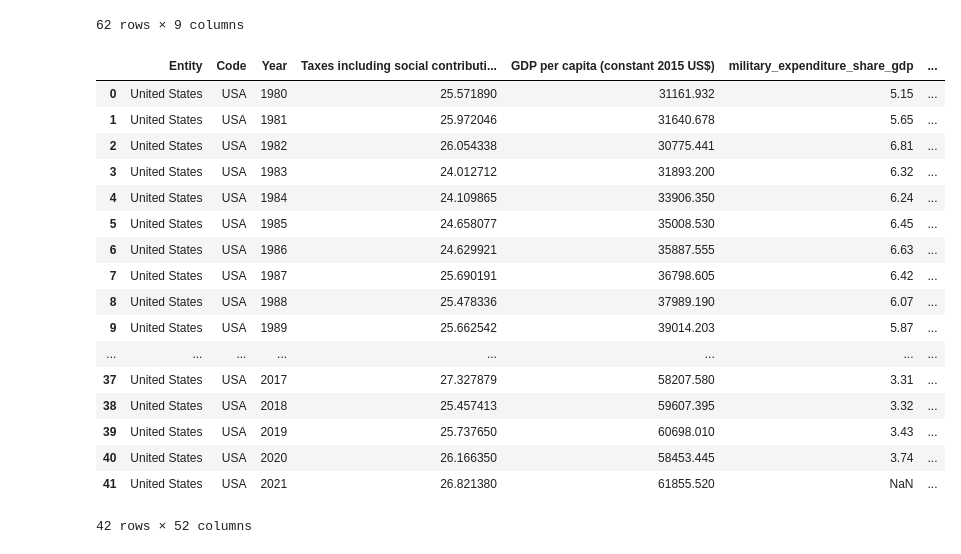
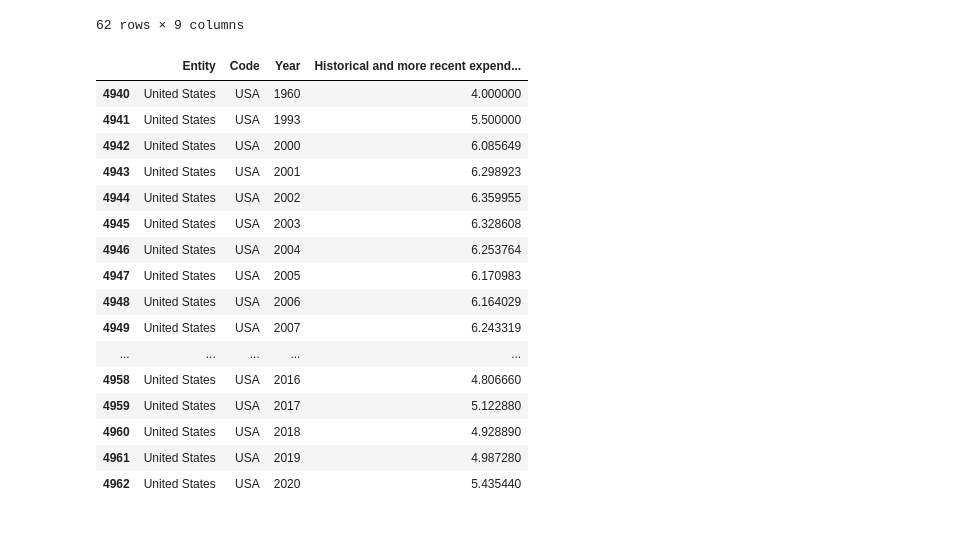
Before and after one commit to Theoceanisfull/Case_Study_Military_Spending_And_Economic_Output_Relationship, a Jupyter notebook: Data_cleaning.ipynb, the cells around one changed output. Drawn from its saved outputs; the diff is of its cells as text; code cells hidden in the pictures.

```diff
--- a/Data_cleaning.ipynb
+++ b/Data_cleaning.ipynb
@@ -113,33 +112,33 @@ merged_df1_urbinization_and_tech_adoption
 # %%
 # Test merge the dataset on year.. Used two dataset with different time ranges 1880 - 2011 and 1902 - 2008.
 merged_df = pd.merge(df6_gdp_per_capita, df2_mil_spend, on=['Year', 'Entity', 'Code'], how='left')
 merged_df = pd.merge(merged_df, df4_urbanization, on=['Year', 'Entity', 'Code'], how='left')
 merged_df = pd.merge(merged_df, df5_adopting_tech, on=['Year', 'Entity', 'Code'], how='left')
 merged_df = pd.merge(merged_df, df3_edu_spend, on=['Year', 'Entity', 'Code'], how='left')
 merged_df = pd.merge(merged_df, df_8_population_growth, on= 'Year', how='left')
 merged_df = pd.merge(df7_tax_revnue, merged_df, on=['Year', 'Entity', 'Code'], how='left')
 
 #merged_df = pd.merge(merged_df, df7, on='Year')
-merged_df
+merged_df.T
+df3_edu_spend
 # %% [output]
-|  | Entity | Code | Year | Taxes including social contributi... | GDP per capita (constant 2015 US$) | military_expenditure_share_gdp | ... |
-| 0 | United States | USA | 1980 | 25.571890 | 31161.932 | 5.15 | ... |
-| 1 | United States | USA | 1981 | 25.972046 | 31640.678 | 5.65 | ... |
-| 2 | United States | USA | 1982 | 26.054338 | 30775.441 | 6.81 | ... |
-| 3 | United States | USA | 1983 | 24.012712 | 31893.200 | 6.32 | ... |
-| 4 | United States | USA | 1984 | 24.109865 | 33906.350 | 6.24 | ... |
-| 5 | United States | USA | 1985 | 24.658077 | 35008.530 | 6.45 | ... |
-| 6 | United States | USA | 1986 | 24.629921 | 35887.555 | 6.63 | ... |
-| 7 | United States | USA | 1987 | 25.690191 | 36798.605 | 6.42 | ... |
-| 8 | United States | USA | 1988 | 25.478336 | 37989.190 | 6.07 | ... |
-| 9 | United States | USA | 1989 | 25.662542 | 39014.203 | 5.87 | ... |
-| ... | ... | ... | ... | ... | ... | ... | ... |
-| 37 | United States | USA | 2017 | 27.327879 | 58207.580 | 3.31 | ... |
-| 38 | United States | USA | 2018 | 25.457413 | 59607.395 | 3.32 | ... |
-| 39 | United States | USA | 2019 | 25.737650 | 60698.010 | 3.43 | ... |
-| 40 | United States | USA | 2020 | 26.166350 | 58453.445 | 3.74 | ... |
-| 41 | United States | USA | 2021 | 26.821380 | 61855.520 | NaN | ... |
+|  | Entity | Code | Year | Historical and more recent expend... |
+| 4940 | United States | USA | 1960 | 4.000000 |
+| 4941 | United States | USA | 1993 | 5.500000 |
+| 4942 | United States | USA | 2000 | 6.085649 |
+| 4943 | United States | USA | 2001 | 6.298923 |
+| 4944 | United States | USA | 2002 | 6.359955 |
+| 4945 | United States | USA | 2003 | 6.328608 |
+| 4946 | United States | USA | 2004 | 6.253764 |
+| 4947 | United States | USA | 2005 | 6.170983 |
+| 4948 | United States | USA | 2006 | 6.164029 |
+| 4949 | United States | USA | 2007 | 6.243319 |
+| ... | ... | ... | ... | ... |
+| 4958 | United States | USA | 2016 | 4.806660 |
+| 4959 | United States | USA | 2017 | 5.122880 |
+| 4960 | United States | USA | 2018 | 4.928890 |
+| 4961 | United States | USA | 2019 | 4.987280 |
+| 4962 | United States | USA | 2020 | 5.435440 |
-42 rows × 52 columns
 # %%
 df_project = merged_df
 # %%
```
Also changed, not shown: parts of 8 cells of this notebook, 2 other files.
